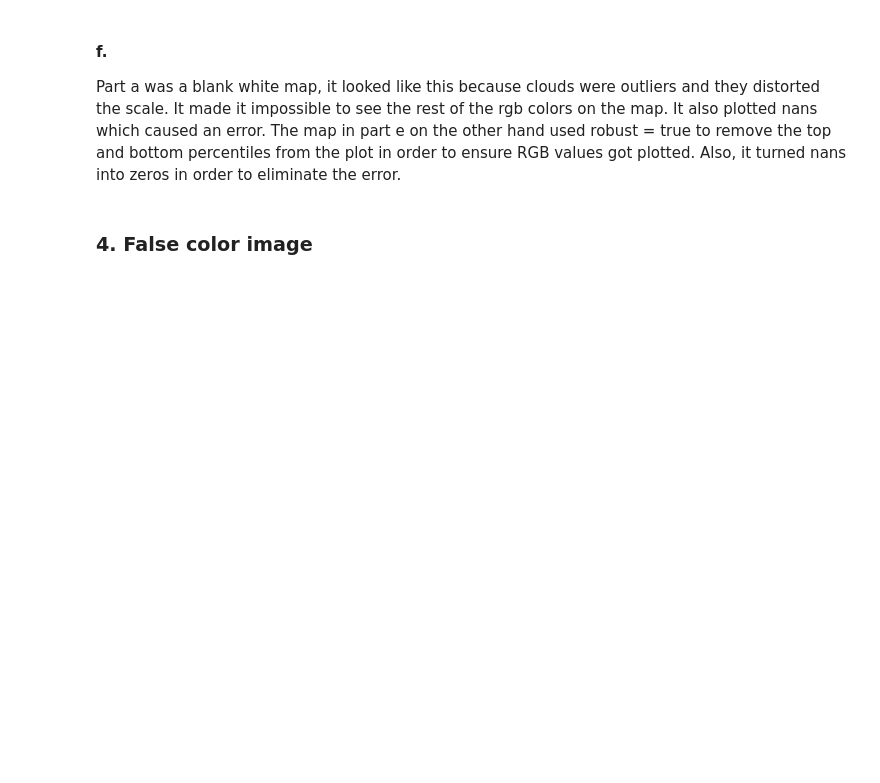
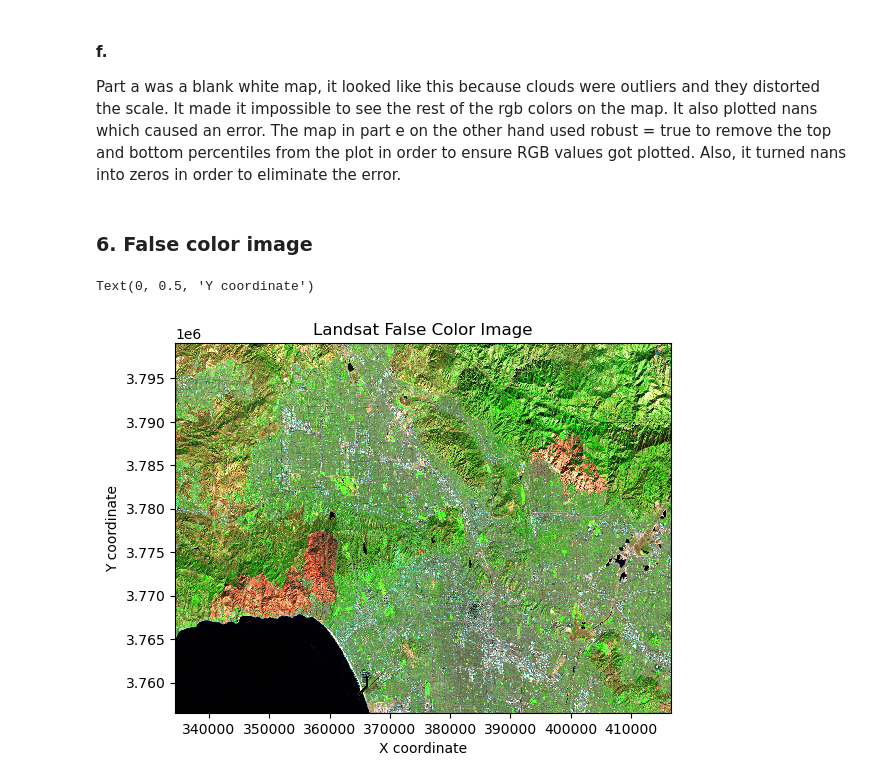
Before and after one commit to richardmonteslemus/eds220-hwk4, a Jupyter notebook: hwk4-task2-false-color-MONTESLEMUS.ipynb, the cells around one changed output. Drawn from its saved outputs; the diff is of its cells as text; code cells hidden in the pictures; blank space fills up the shorter version.

Commit message:
create false color image

```diff
--- a/hwk4-task2-false-color-MONTESLEMUS.ipynb
+++ b/hwk4-task2-false-color-MONTESLEMUS.ipynb
@@ -206,4 +206,17 @@ Text(0, 0.5, 'Y coordinate')
 #### f.
 Part a was a blank white map, it looked like this because clouds were outliers and they distorted the scale. It made it impossible to see the rest of the rgb colors on the map. It also plotted nans which caused an error. The map in part e on the other hand used robust = true to remove the top and bottom percentiles from the plot in order to ensure RGB values got plotted. Also, it turned nans into zeros in order to eliminate the error.
 # %% [markdown]
-### 4. False color image
+### 6. False color image
+# %%
+# e. Create false color image without warnings
+# Plot swie22, nir, and red with robust scaling
+figure = landsat[["swir22","nir08","red"]].to_array().plot.imshow(robust=True)
+
+# Add axis labels and title
+ax = figure.axes
+ax.set_title("Landsat False Color Image")
+ax.set_xlabel("X coordinate")
+ax.set_ylabel("Y coordinate")
+# %% [output]
+Text(0, 0.5, 'Y coordinate')
+[figure, added]
```
